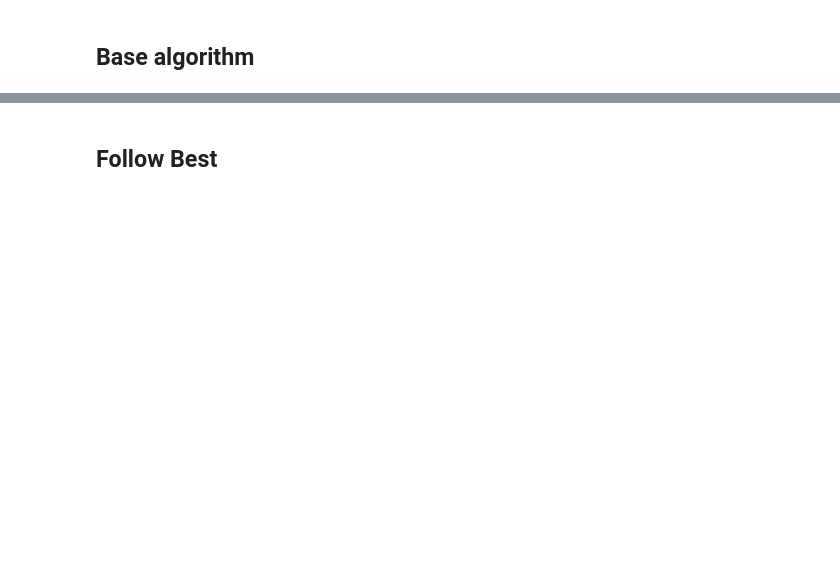
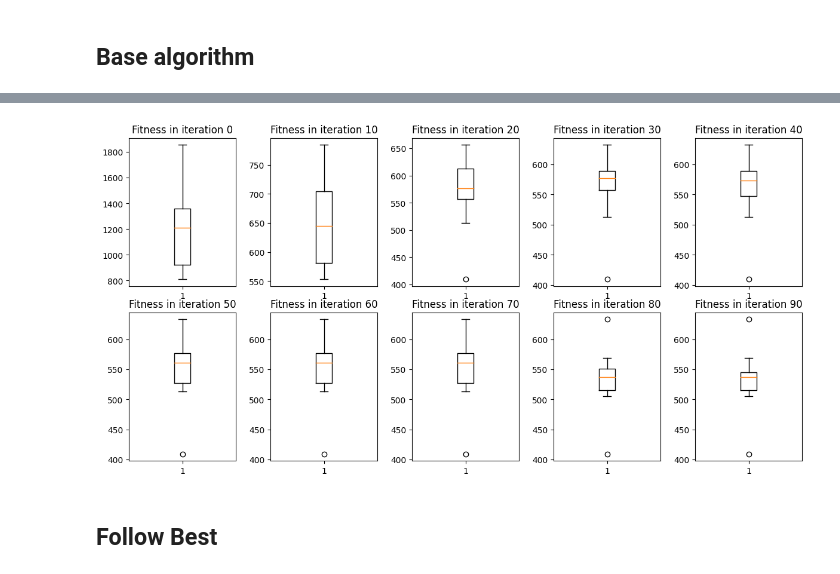
Before and after one commit to bogumilap/TOPSIS-LABS, a Jupyter notebook: results.ipynb, the cells around one changed output, grey strips where cells are left out. Cells and saved outputs as stored; diff of their text form; code cells hidden in the pictures; blank space fills up the shorter version.

```diff
--- a/results.ipynb
+++ b/results.ipynb
@@ -33,3 +119,7 @@ plt.show()
+# %%
+draw_fitness_boxplots(base_fitness_observers)
+# %% [output]
+[figure, added]
 # %% [markdown]
 ## Follow Best
 # %%
```
Also changed, not shown: parts of 34 cells of this notebook, 1 other file.
